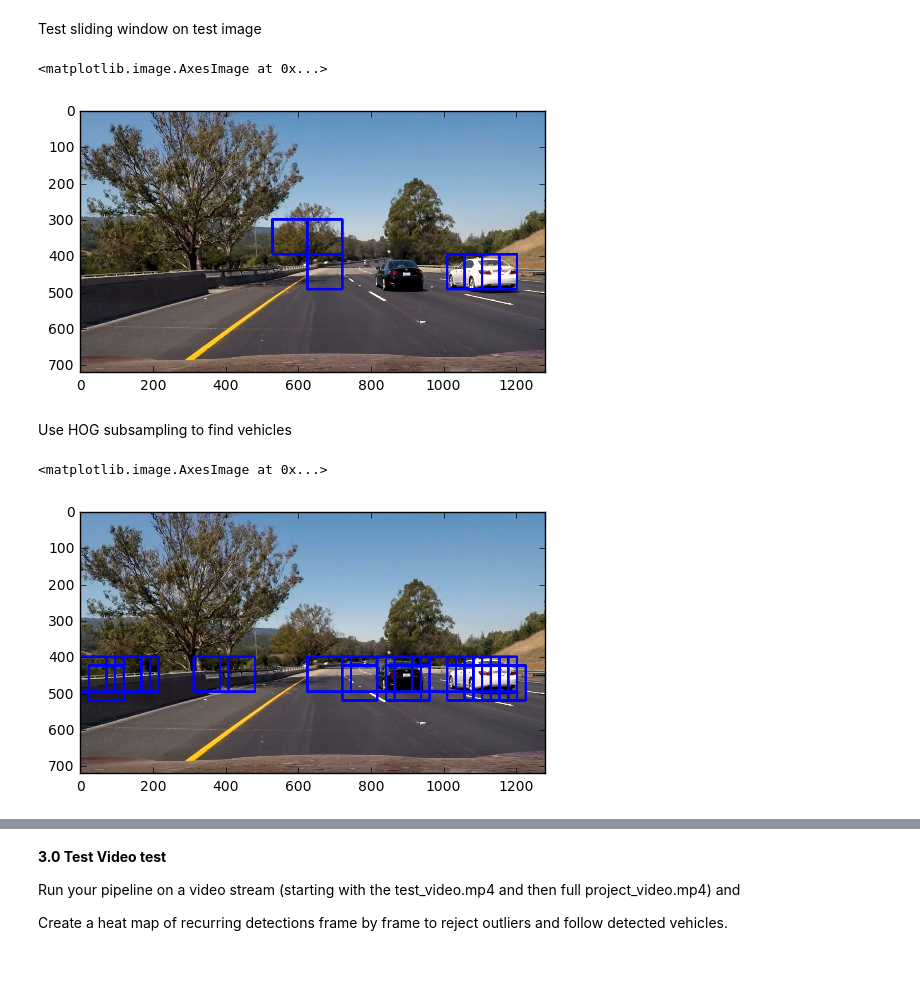
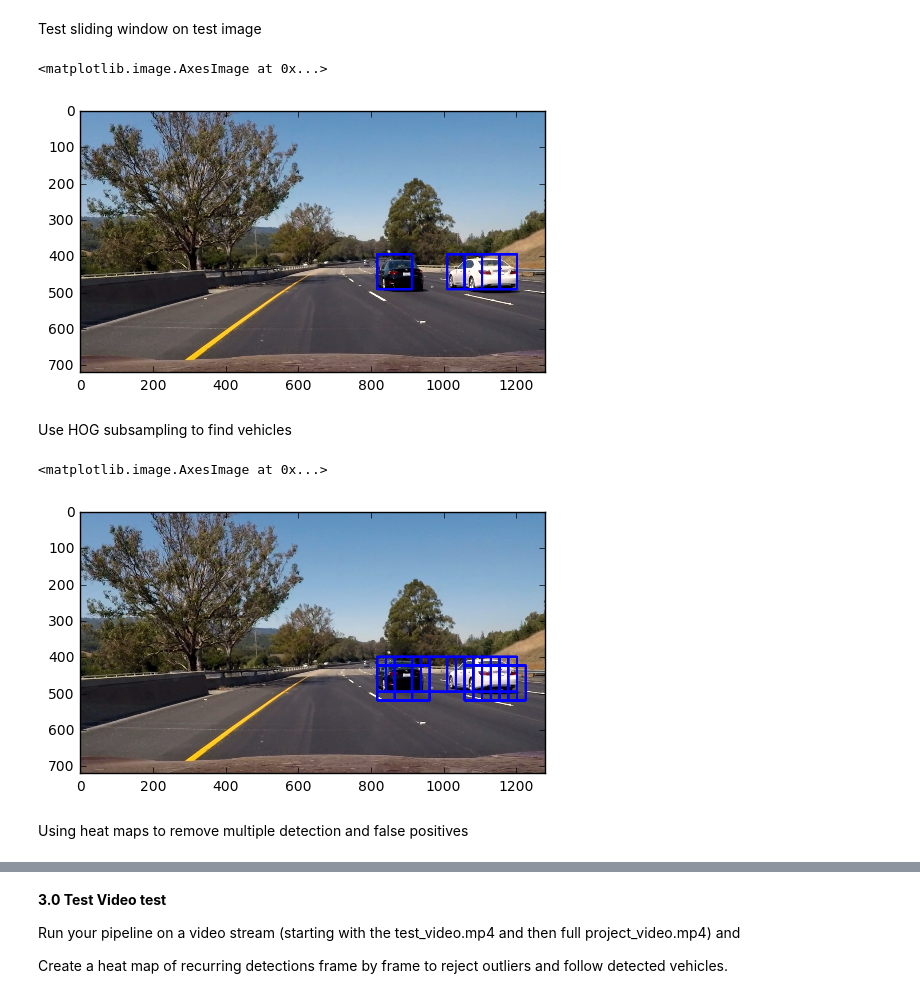
Before and after one commit to toluwajosh/CarND-Vehicle-Detection, a Jupyter notebook: pipeline_session.ipynb, the cells around one changed output, grey strips where cells are left out. Cells and saved outputs as stored; diff of their text form; code cells hidden in the pictures; blank space fills up the shorter version.

```diff
--- a/pipeline_session.ipynb
+++ b/pipeline_session.ipynb
@@ -183,14 +186,14 @@ ax2.set_title('HOG Image', fontsize=30)
 [figure]
 # %%
 color_space = 'YCrCb' # Can be RGB, HSV, LUV, HLS, YUV, YCrCb
-orient = 12  # HOG orientations
+orient = 9  # HOG orientations
 pix_per_cell = 8 # HOG pixels per cell
 cell_per_block = 2 # HOG cells per block
 hog_channel = 'ALL' # Can be 0, 1, 2, or "ALL"
 spatial_size = (64, 64) # Spatial binning dimensions
 hist_bins = 32    # Number of histogram bins
 spatial_feat = False # Spatial features on or off
-hist_feat = False # Histogram features on or off
+hist_feat = True # Histogram features on or off
 hog_feat = True # HOG features on or off
 y_start_stop = [480, None] # Min and max in y to search in slide_window()
 
@@ -431,7 +436,7 @@ window_img = draw_boxes(draw_image, hot_windows, color=(0, 0, 255), thick=6)
 plt.imshow(window_img)
 # %% [output]
 <matplotlib.image.AxesImage at 0x...>
-[figure, old version]
+[figure, new version]
 # %% [markdown]
 Use HOG subsampling to find vehicles
 # %%
@@ -479,6 +484,7 @@ def find_cars(img, ystart, ystop, scale, svc, X_scaler, orient, pix_per_cell, ce
     hog2 = get_hog_features(ch2, orient, pix_per_cell, cell_per_block, feature_vec=False)
     hog3 = get_hog_features(ch3, orient, pix_per_cell, cell_per_block, feature_vec=False)
 
+    bboxes = []
     for xb in range(nxsteps):
         for yb in range(nysteps):
             ypos = yb*cells_per_step
@@ -499,29 +505,33 @@ def find_cars(img, ystart, ystop, scale, svc, X_scaler, orient, pix_per_cell, ce
             spatial_features = bin_spatial(subimg, size=spatial_size)
             hist_features = color_hist(subimg, nbins=hist_bins)
 
+
             # Scale features and make a prediction
-#             test_features = X_scaler.transform(np.hstack((spatial_features, hist_features, hog_features)).reshape(1, -1))
-            #test_features = X_scaler.transform(np.hstack((shape_feat, hist_feat)).reshape(1, -1))
-            #test_prediction = svc.predict(test_features)
-            test_prediction = svc.predict(hog_features)
+            #test_features = X_scaler.transform(np.hstack((spatial_features, hist_features, hog_features)).reshape(1, -1))
+            test_features = X_scaler.transform(np.hstack((hist_features, hog_features)).reshape(1, -1))
+            test_prediction = svc.predict(test_features)
+            #test_prediction = svc.predict(hog_features)
 
             if test_prediction == 1:
                 xbox_left = np.int(xleft*scale)
                 ytop_draw = np.int(ytop*scale)
                 win_draw = np.int(window*scale)
+                bboxes.append(((xbox_left, ytop_draw+ystart),(xbox_left+win_draw,ytop_draw+win_draw+ystart)))
                 cv2.rectangle(draw_img,(xbox_left, ytop_draw+ystart),(xbox_left+win_draw,ytop_draw+win_draw+ystart),(0,0,255),6)
 
-    return draw_img
+    return draw_img, bboxes
 # %%
 image = mpimg.imread('test_images/test6.jpg')
 ystart = 400
 ystop = 656
 scale = 1.5
-out_img = find_cars(image, ystart=ystart, ystop=ystop, scale=scale,
-                    svc=svc, X_scaler=X_scaler, orient=12, pix_per_cell=8,
+out_img, bboxes = find_cars(image, ystart=ystart, ystop=ystop, scale=scale,
+                    svc=svc, X_scaler=X_scaler, orient=9, pix_per_cell=8,
                     cell_per_block=2, spatial_size=(32,32), hist_bins=32)
 
 plt.imshow(out_img)
 # %% [output]
 <matplotlib.image.AxesImage at 0x...>
-[figure, old version]
+[figure, new version]
+# %% [markdown]
+Using heat maps to remove multiple detection and false positives
```
Also changed, not shown: parts of 9 cells of this notebook, 1 other file.
